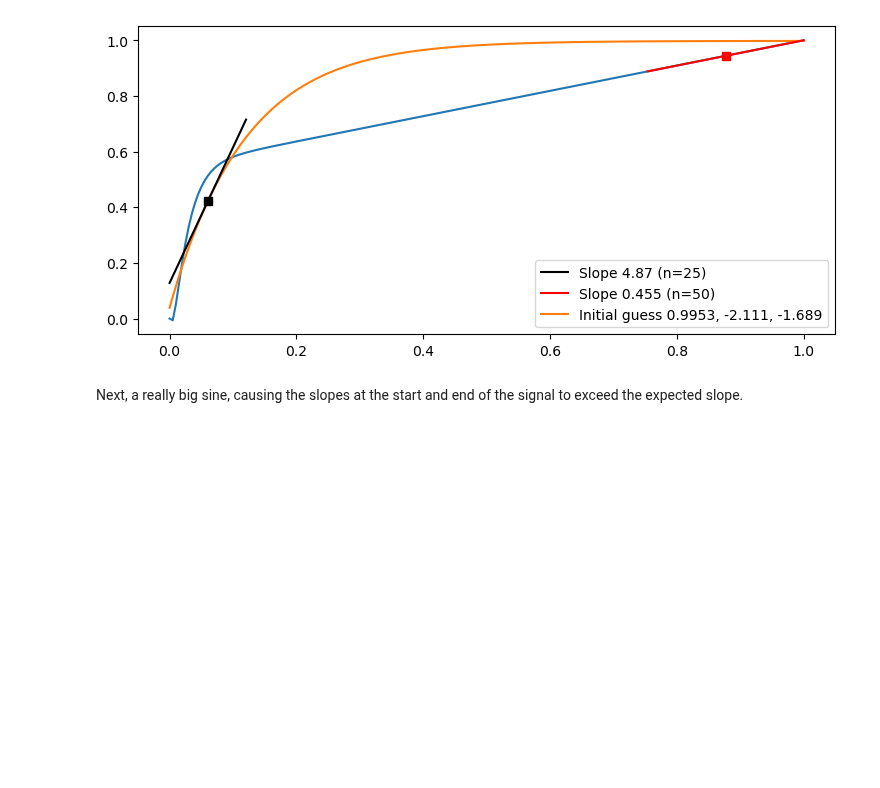
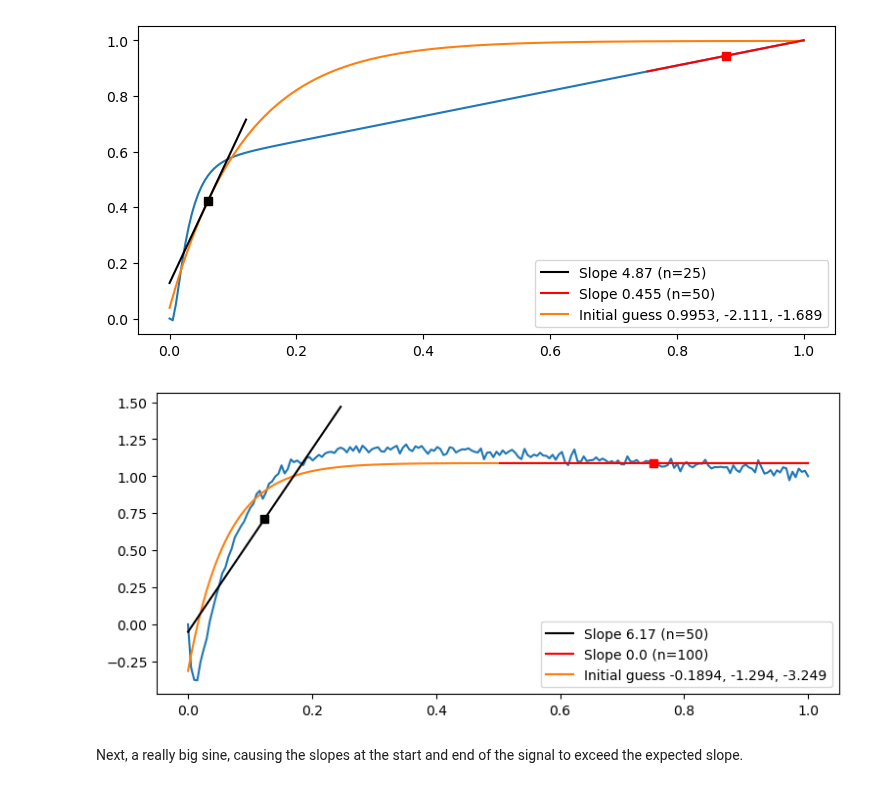
Before and after one commit to myokit/expfit, a Jupyter notebook: docs/expfit-1-initial-guess-single.ipynb, the cells around one changed output. Saved outputs shown, nothing was run; the diff lists cells and outputs as text; code cells hidden in the pictures; blank space fills up the shorter version.

```diff
--- a/docs/expfit-1-initial-guess-single.ipynb
+++ b/docs/expfit-1-initial-guess-single.ipynb
@@ -203,6 +203,32 @@ demo(x, y)
 plt.show()
 # %% [output]
 [figure]
+# %%
+rng = np.random.default_rng(1)
+
+a0, b0, c0 = 1, -2, -3
+x = np.linspace(0, 5, 200)
+y = a0 * np.zeros(x.shape)
+y += b0 * np.exp(c0 * x)
+y += 0.8 * np.exp(-30 * x)
+y +=- 0.05 * x
+y += rng.normal(0, 0.02, y.shape)
+
+def demo(x, y):
+    tr = expfit.UnitSquareTransform(x, y)
+    x, y = tr.x, tr.y
+    fig = plt.figure(figsize=(9, 4))
+    ax = fig.add_subplot()
+    ax.plot(x, y)
+    a, b, c = expfit.estimate_initial_single(x, y, axes=ax)
+    p, q, r = tr.detransform(a, b, c)
+    ax.plot(x, a + b * np.exp(c * x), label=f'Initial guess {p:.4}, {q:.4}, {r:.4}')
+    ax.legend()
+
+demo(x, y)
+plt.show()
+# %% [output]
+[figure, added]
 # %% [markdown]
 Next, a really big sine, causing the slopes at the start and end of the signal to exceed the expected slope.
 # %%
```
Also changed, not shown: parts of 2 cells of this notebook, 2 other files.
